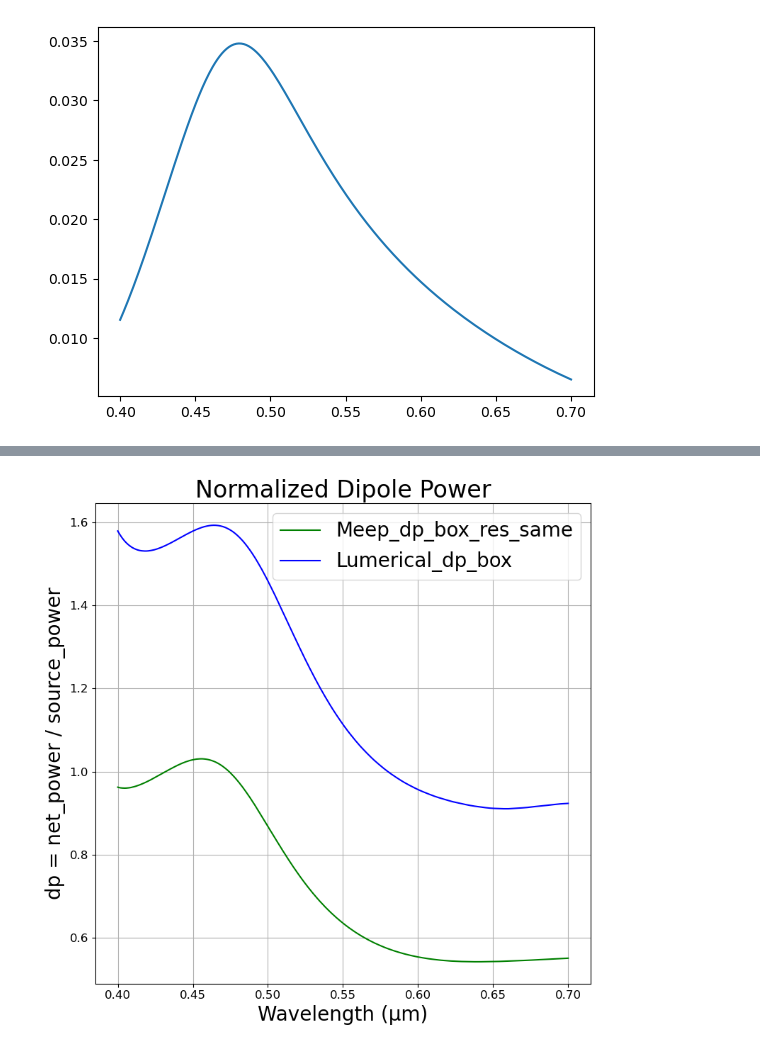
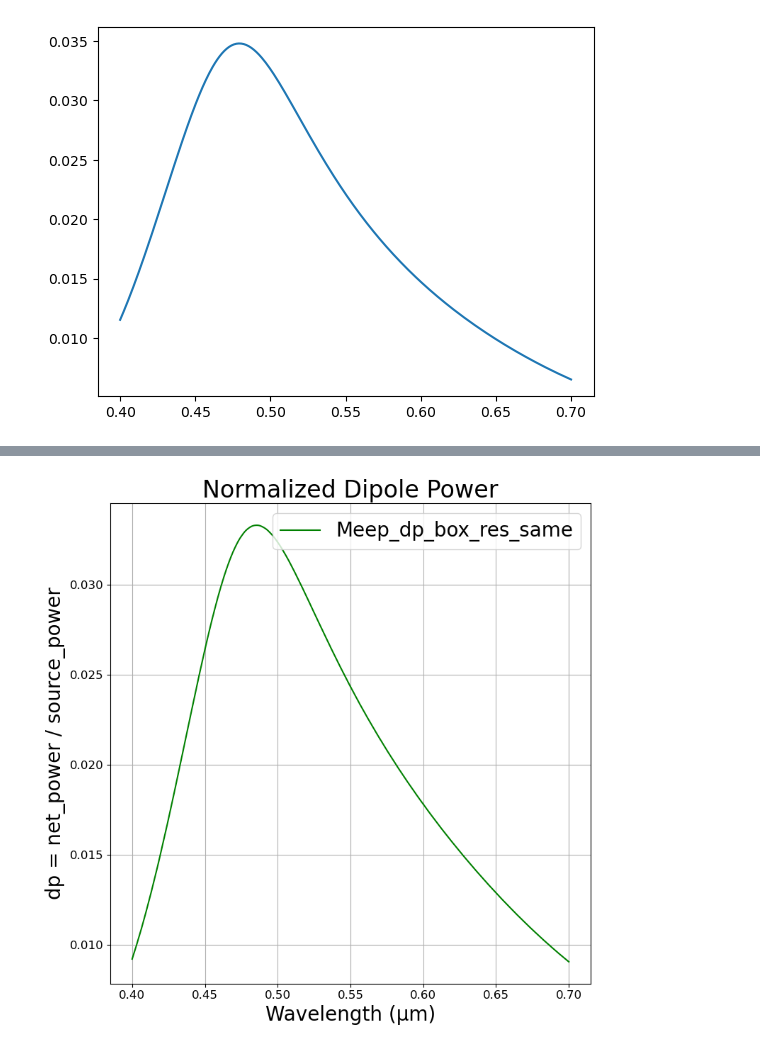
Before and after one commit to M2nion/EIDL, a Jupyter notebook: Tool/Meep/LGD/Meep code/OLED structure/Layer by Layer check/OLED_update_LBL.ipynb, the cells around one changed output, grey strips where cells are left out. Cells and saved outputs as stored; diff of their text form; code cells hidden in the pictures.

```diff
--- a/Tool/Meep/LGD/Meep code/OLED structure/Layer by Layer check/OLED_update_LBL.ipynb
+++ b/Tool/Meep/LGD/Meep code/OLED structure/Layer by Layer check/OLED_update_LBL.ipynb
@@ -399,3 +370,14 @@ csv_path = Path("/home/min/EIDL/Tool/Meep/LGD/Meep code/OLED structure/Layer by
 no_pattern_dipole = np.genfromtxt(csv_path, delimiter=",")
 
 no_pattern_box = no_pattern_dipole[:, 1]
+# %%
+import numpy as np
+from pathlib import Path
+
+csv_path = Path("/home/min/EIDL/Tool/Meep/LGD/Meep code/OLED structure/Layer by Layer check/flux_vs_wavelength.csv")
+
+# CSV 파일 불러오기
+res_1000 = np.genfromtxt(csv_path, delimiter=",", skip_header=1)
+
+res_1000_data =np.array( res_1000[:, 1])
+res_1000_wave = np.array(res_1000[:,0])
@@ -404,9 +391,10 @@ no_pattern_box = no_pattern_dipole[:, 1]
 import numpy as np
 from pathlib import Path
 
-csv_path = Path("/home/min/EIDL/Tool/Meep/LGD/Meep code/OLED structure/Layer by Layer check/sourcepower_1000.csv")
+csv_path = Path("/home/min/EIDL/Tool/Meep/LGD/Meep code/OLED structure/Layer by Layer check/ldos_sourcepower_res100.csv")
 
 # CSV 파일 불러오기
 air_1000_data = np.genfromtxt(csv_path, delimiter=",", skip_header=1)
 
 air_1000 = air_1000_data[:, 1]
+air_1000_wave = air_1000_data[:, 0]
@@ -413,44 +415,44 @@ air_1000 = air_1000_data[:, 1]
 # %%
 # dp_box / sourcepower 정규화
-dp_fitting = np.array(net_power_fitting) / air_1000
-dp_fitting_100 = np.array(net_power_fitting) / src_power
+dp_fitting = res_1000_data / air_1000
+# dp_fitting_100 = np.array(net_power_fitting) / src_power
 
 wavelengths = 1 / np.array(mp.get_flux_freqs(box_power_fitting))
 
 plt.figure(figsize=(8, 8))
 
 # plot 순서
-# plt.plot(wavelengths, dp_fitting, label='Meep_dp_box_res1000', color='red')
+# plt.plot(wavelengths, no_pattern_func, label='Meep_dp_box_res1000', color='red')
 plt.plot(wavelengths, dp_fitting, label='Meep_dp_box_res_same', color='green')
-plt.plot(wavelengths, lumerical, label='Lumerical_dp_box', color='blue')
-# plt.plot(wavelengths, no_pattern_func, label='no pattern func', color='purple')
-# plt.plot(wavelengths, no_pattern_box, label='no pattern box', color='cyan')
+# plt.plot(wavelengths, lumerical, label='Lumerical_dp_box', color='blue')
+# plt.plot(wavelengths, decaybox_data, label='decay box rate data', color='purple')
+# plt.plot(wavelengths, decay_data, label='decay rate data', color='cyan')
 
 # plt.plot(wavelength_sliced_nofunc, Al_power_sliced_nofunc, label='Lumerical dp', color='green')
 
 
 # 축 레이블 (굵게 + 크기 조정)
 plt.xlabel("Wavelength (μm)", fontsize=20)
 plt.ylabel("dp = net_power / source_power", fontsize=20)
 
 # 제목 (굵게 + 크기 조정)
 plt.title("Normalized Dipole Power", fontsize=24)
 
 # 눈금 폰트 크기 조정
 plt.xticks(fontsize=12)
 plt.yticks(fontsize=12)
 
 # 범례 (폰트 크기 조정 + 굵게)
 plt.legend(loc='upper right', fontsize=20, frameon=True,)
 
 # 기타 설정
 plt.grid(True)
 plt.tight_layout()
 # plt.ylim([0, 1.5])
 # plt.xlim([0.4, 0.7])
 plt.show()
 # %% [output]
-[figure, old version]
+[figure, new version]
 # %%
 # dp_box / sourcepower 정규화
 dp_fitting = np.array(net_power_fitting) / air_1000
```
Also changed, not shown: parts of 10 cells of this notebook, 22 other files.
